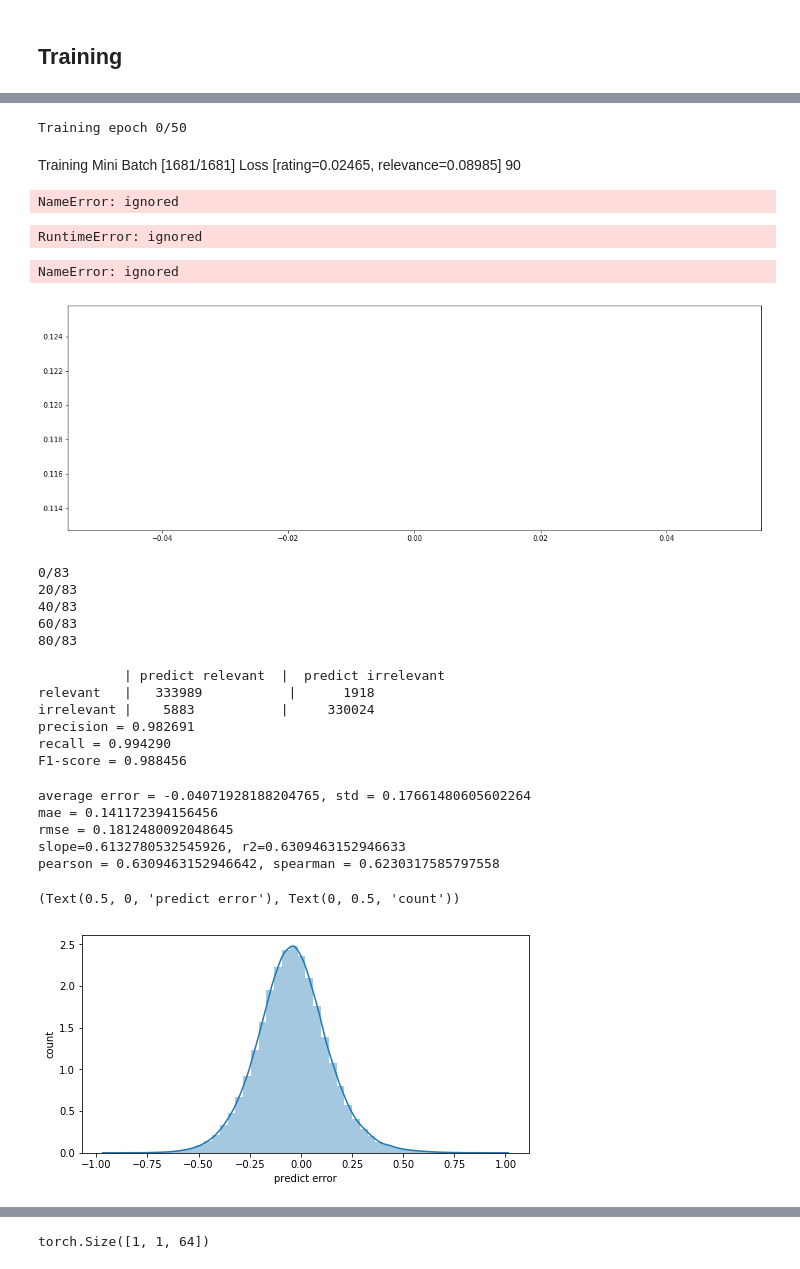
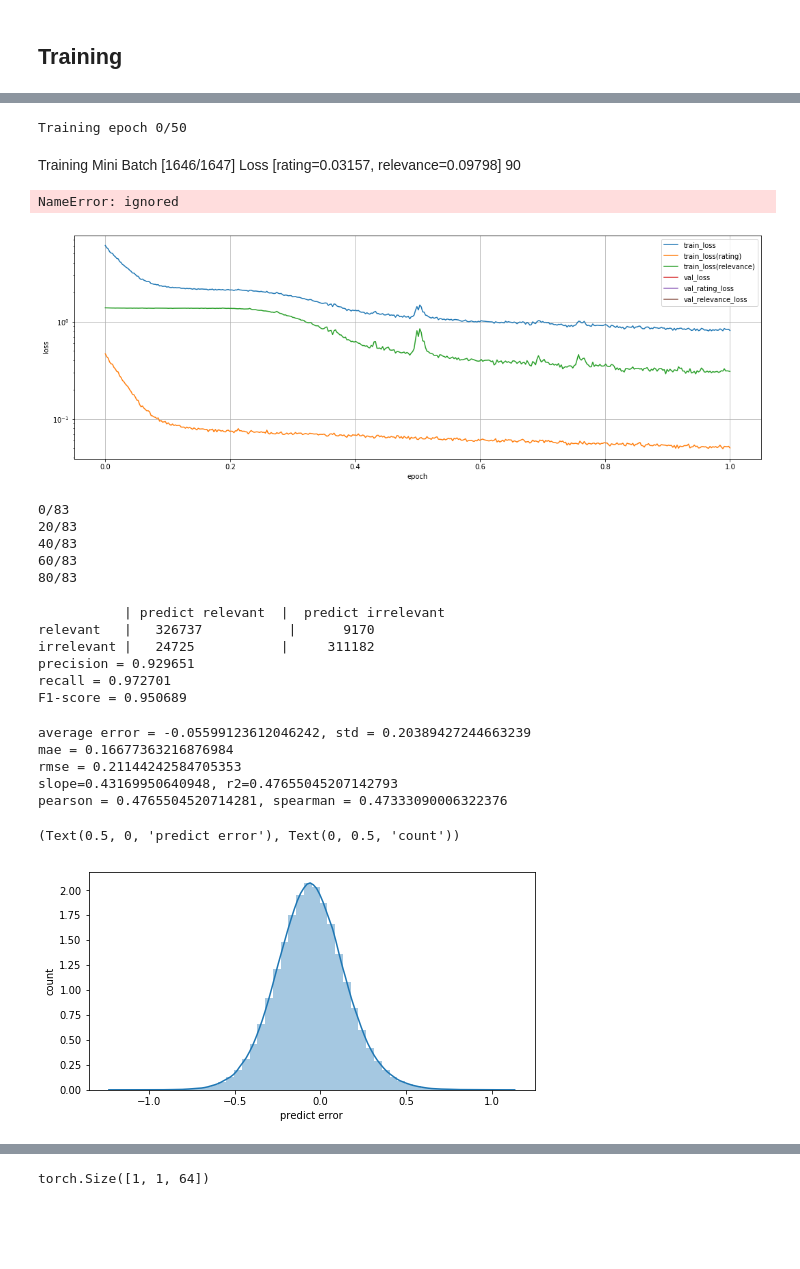
Before and after one commit to zxzhaixiang/QMDB, a Jupyter notebook: model/RecSys_0.4.ipynb, the cells around one changed output, grey strips where cells are left out. Saved outputs shown, nothing was run; the diff lists cells and outputs as text; code cells hidden in the pictures; blank space fills up the shorter version.

```diff
--- a/model/RecSys_0.4.ipynb
+++ b/model/RecSys_0.4.ipynb
@@ -159,5 +159,5 @@ if shuffle_dataset :
 train_idx, val_idx = indices[split:], indices[:split]
 # %%
 ros = RandomOverSampler(random_state=random_seed)
-train_idx_resampled, _ = ros.fit_resample(np.array(train_idx).reshape(-1,1), (R[train_idx].numpy()).reshape(-1).astype(int))
+train_idx_resampled, _ = ros.fit_resample(np.array(train_idx).reshape(-1,1), (R[train_idx].numpy()*10).reshape(-1).astype(int))
 train_idx_resampled = list(train_idx_resampled.reshape(-1))
@@ -222,6 +220,8 @@ class NCF(nn.Module):
         self.fc_layers_relevance = nn.Sequential(
             nn.Linear(self.g_latent_dim + self.i_latent_dim + 64, 64),
             nn.Tanh(),
+            nn.Linear(64, 64),
+            nn.Tanh(),
             nn.Linear(64, 1),
             nn.Sigmoid()
         )
@@ -360,16 +360,5 @@ def get_query_tensor(movieIds):
 # %%
-train_losses = []
-train_rating_losses = []
-train_relevance_losses = []
-
-val_losses = []
-val_rating_losses = []
-val_relevance_losses = []
-
-
 for epoch in range(epoch_num):
-
-    #torch.save(CF.state_dict(), os.path.join(savepath,'cfmodel'))
 
     print('Training epoch {}/{}'.format(epoch, epoch_num))
     pbar = progress(train_loader.__len__())
@@ -377,6 +366,9 @@ for epoch in range(epoch_num):
     CF_optimizer = lr_schedular(CF_optimizer, epoch)
 
     CF.train()
+
+    tmp_loss_rating = 0
+    tmp_loss_relevance = 0
 
     for i,(users, movies, ratings) in enumerate(train_loader):
         if i%5==0:
@@ -407,7 +399,14 @@ for epoch in range(epoch_num):
         train_rating_losses.append(loss_rating.item())
         train_relevance_losses.append(loss_relevance.item())
 
+        tmp_loss_rating = loss_rating.item()
+        tmp_loss_relevance = loss_relevance.item()
+
     CF.eval()
+
+    torch.save(CF.state_dict(), os.path.join(savepath,'cfmodel_v04'))
+    torch.save(CF.state_dict(), os.path.join('./cfmodel_v04'))
+
     for i, (u,m,r) in enumerate(val_loader):
         U, I, R = u.to(device), m.to(device), r.to(device)
         irrelevant_movie = get_irrelevant_movies(m)
@@ -428,8 +427,8 @@ for epoch in range(epoch_num):
         val_rating_losses.append(loss_rating.item())
         val_relevance_losses.append(loss_relevance.item())
 
-    print('epoch[{}/{}], train loss = {}, val loss = {}'.
-         format(epoch, epoch_num, train_loss, val_loss))
+    print('epoch[{}/{}], train loss = {}=10x{} (rating) + {} (relevance), val loss = {}=10x{} (rating) + {} (relevance)'.
+         format(epoch, epoch_num, train_losses[-1], train_rating_losses[-1], train_relevance_losses[-1], val_losses[-1], val_rating_losses[-1], val_relevance_losses[-1]))
 
     if (epoch%1==0):
         plt.figure(figsize=(15,5))
@@ -442,14 +441,12 @@ for epoch in range(epoch_num):
         plt.show()
 # %% [output]
 Training epoch 0/50
-Training Mini Batch [1681/1681] Loss [rating=0.02465, relevance=0.08985] 90
+Training Mini Batch [1646/1647] Loss [rating=0.03157, relevance=0.09798] 90
 NameError: ignored
 # %%
 CF.eval()
-torch.save(CF.state_dict(), './cfmodel_v0.4')
-torch.save(CF.state_dict(), os.path.join(savepath,'cfmodel_v0.4'))
+torch.save(CF.state_dict(), './cfmodel_v04')
+torch.save(CF.state_dict(), os.path.join(savepath,'cfmodel_v04'))
-# %% [output]
-RuntimeError: ignored
 # %%
 Movie_Em = CF.movie_embedding.weight.data.detach().cpu().numpy()
 User_Em = CF.user_embedding.weight.data.detach().cpu().numpy()
@@ -463,19 +460,18 @@ with open('./ave_user_embedding', 'wb') as f:
 # %%
 plt.figure(figsize=(18,6))
 
-plt.plot(np.linspace(0,epoch-1, len(train_losses)),train_losses,label='train_loss')
-plt.plot(np.linspace(0,epoch-1, len(train_rating_losses)),train_rating_losses,label='train_loss(rating)')
-plt.plot(np.linspace(0,epoch-1, len(train_relevance_losses)),train_relevance_losses,label='train_loss(relevance)')
-plt.plot(np.linspace(0,epoch-1, len(val_losses)),val_losses,label='val_loss')
-plt.plot(np.linspace(0,epoch-1, len(val_rating_losses)),val_rating_losses,label='val_rating_loss')
-plt.plot(np.linspace(0,epoch-1, len(val_relevance_losses)),val_relevance_losses,label='val_relevance_loss')
+plt.plot(np.linspace(0,epoch+1, len(train_losses)),train_losses,label='train_loss')
+plt.plot(np.linspace(0,epoch+1, len(train_rating_losses)),train_rating_losses,label='train_loss(rating)')
+plt.plot(np.linspace(0,epoch+1, len(train_relevance_losses)),train_relevance_losses,label='train_loss(relevance)')
+plt.plot(np.linspace(0,epoch+1, len(val_losses)),val_losses,label='val_loss')
+plt.plot(np.linspace(0,epoch+1, len(val_rating_losses)),val_rating_losses,label='val_rating_loss')
+plt.plot(np.linspace(0,epoch+1, len(val_relevance_losses)),val_relevance_losses,label='val_relevance_loss')
 plt.yscale('log')
 plt.legend(),plt.xlabel('epoch'), plt.ylabel('loss')
 plt.grid(True)
 #plt.ylim([0.01,0.05])
 # %% [output]
-NameError: ignored
-[figure, old version]
+[figure, new version]
 # %%
 r_real = []
 r_pred = []
@@ -528,11 +524,11 @@ print('recall = %f' % recall)
 print('F1-score = %f' % (2/(1/precision+1/recall)))
 # %% [output]
            | predict relevant  |  predict irrelevant
-relevant   |   333989           |      1918
-irrelevant |    5883           |     330024
-precision = 0.982691
-recall = 0.994290
-F1-score = 0.988456
+relevant   |   326737           |      9170
+irrelevant |   24725           |     311182
+precision = 0.929651
+recall = 0.972701
+F1-score = 0.950689
 # %%
 r_real = np.array(r_real) #, dtype=np.int)
 r_pred = np.array(r_pred) #, dtype=np.int)
@@ -549,18 +545,18 @@ print('rmse = {}'.format(np.sqrt(np.square(e).mean())))
 print('slope={}, r2={}'.format(slope, r_value))
 print('pearson = {}, spearman = {}'.format(r_pearson, r_spearman))
 # %% [output]
-average error = -0.04071928188204765, std = 0.17661480605602264
-mae = 0.141172394156456
-rmse = 0.1812480092048645
-slope=0.6132780532545926, r2=0.6309463152946633
-pearson = 0.6309463152946642, spearman = 0.6230317585797558
+average error = -0.05599123612046242, std = 0.20389427244663239
+mae = 0.16677363216876984
+rmse = 0.21144242584705353
+slope=0.43169950640948, r2=0.47655045207142793
+pearson = 0.4765504520714281, spearman = 0.47333090006322376
 # %%
 plt.figure(figsize=(8,4))
 sns.distplot(r_pred-r_real, kde=True)
 plt.xlabel('predict error'), plt.ylabel('count')
 # %% [output]
 (Text(0.5, 0, 'predict error'), Text(0, 0.5, 'count'))
-[figure, old version]
+[figure, new version]
 # %%
 real = r.view(-1).detach().cpu().numpy()
 pred = rhat.view(-1).detach().cpu().numpy()
```
Also changed, not shown: parts of 25 cells of this notebook.
